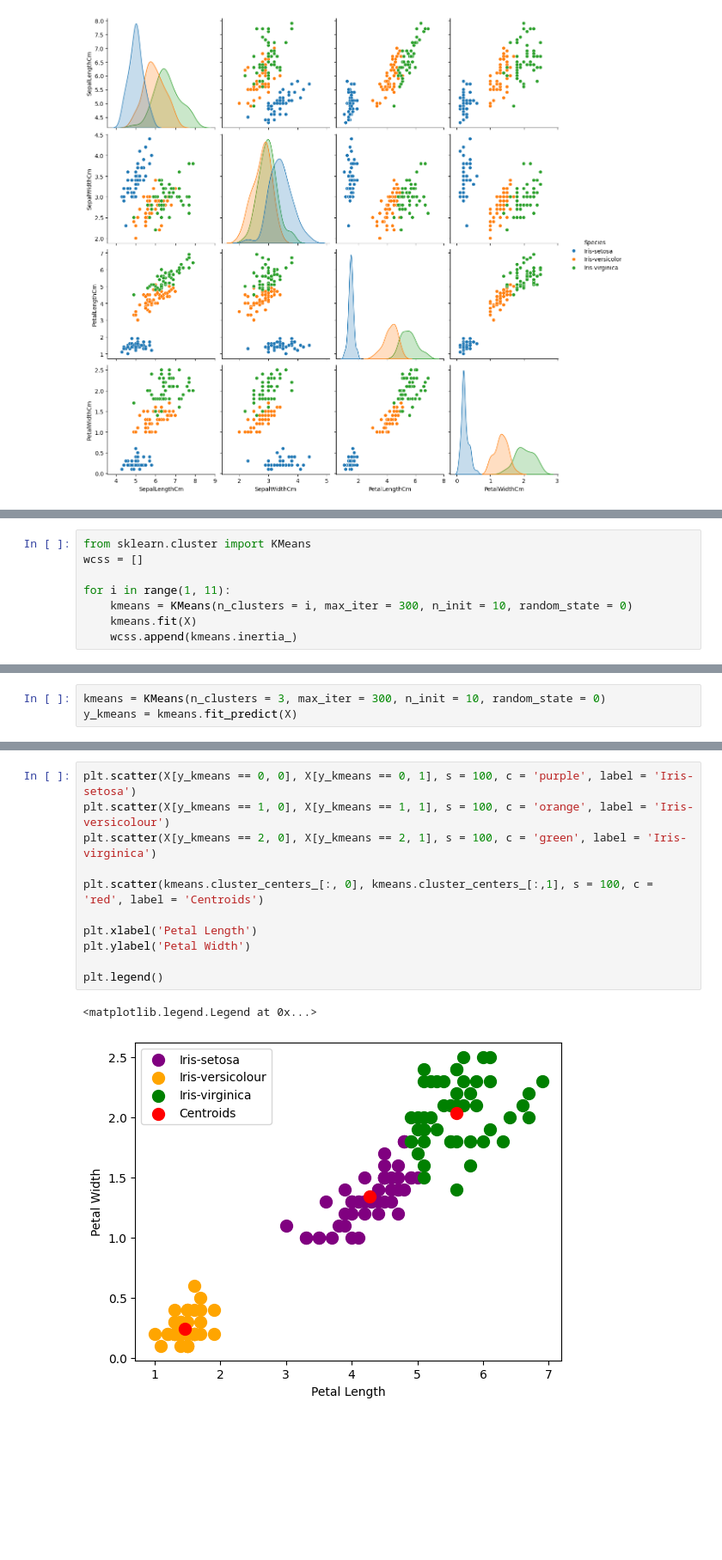
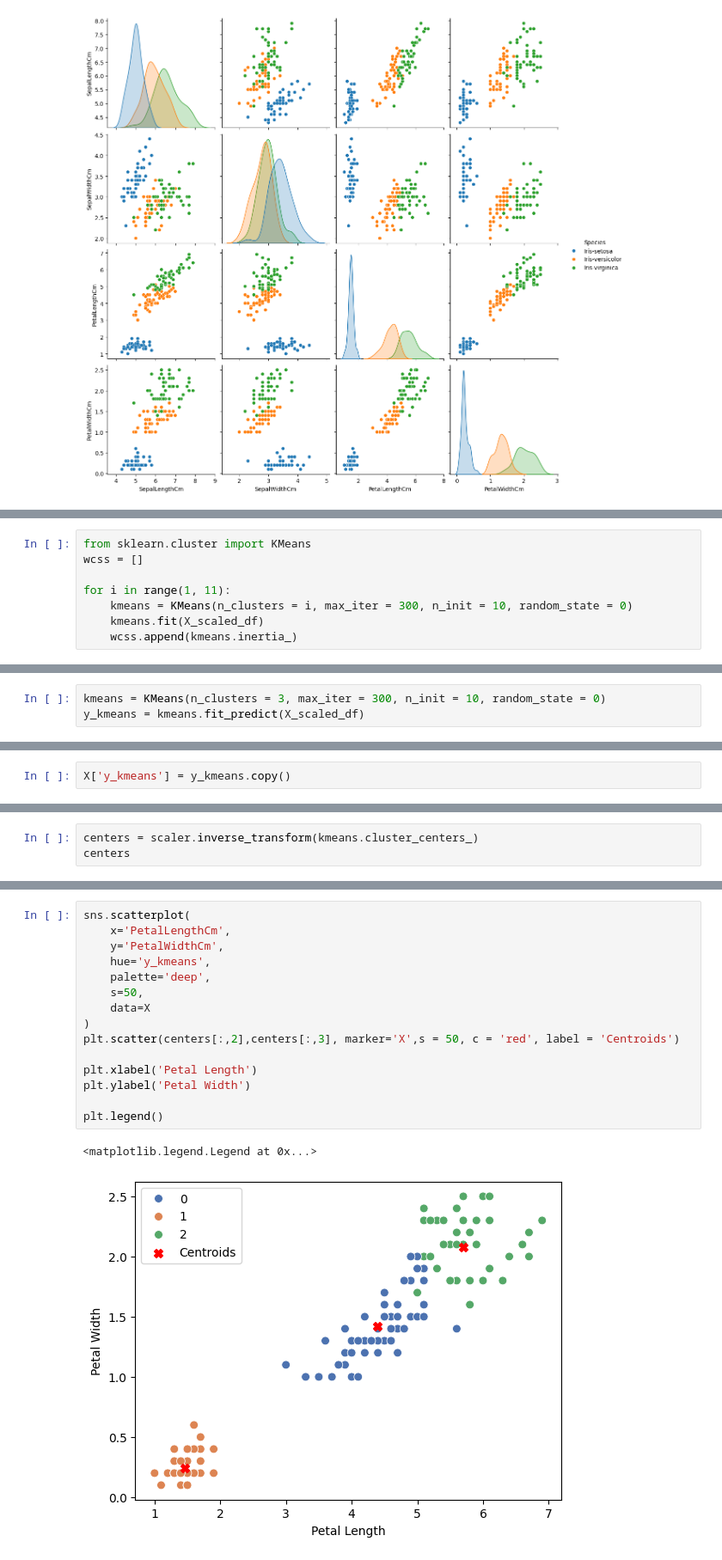
Before and after one commit to prathamesh20003/ml-notebooks, a Jupyter notebook: notebooks/Iris_clustering.ipynb, the cells around one changed output, grey strips where cells are left out. Shown at 86% size. Drawn from its saved outputs; the diff is of its cells as text; blank space fills up the shorter version.

```diff
--- a/notebooks/Iris_clustering.ipynb
+++ b/notebooks/Iris_clustering.ipynb
@@ -175,7 +221,7 @@ wcss = []
 
 for i in range(1, 11):
     kmeans = KMeans(n_clusters = i, max_iter = 300, n_init = 10, random_state = 0)
-    kmeans.fit(X)
+    kmeans.fit(X_scaled_df)
     wcss.append(kmeans.inertia_)
 # %%
 plt.plot(range(1, 11), wcss)
@@ -188,4 +265,4 @@ plt.show()
 # %%
 kmeans = KMeans(n_clusters = 3, max_iter = 300, n_init = 10, random_state = 0)
-y_kmeans = kmeans.fit_predict(X)
+y_kmeans = kmeans.fit_predict(X_scaled_df)
 # %%
@@ -194,0 +282,2 @@ KMeans(n_clusters=3, n_init=10, random_state=0)
+# %%
+X['y_kmeans'] = y_kmeans.copy()
@@ -194,0 +300,3 @@ KMeans(n_clusters=3, n_init=10, random_state=0)
+# %%
+centers = scaler.inverse_transform(kmeans.cluster_centers_)
+centers
@@ -195,15 +307,19 @@ KMeans(n_clusters=3, n_init=10, random_state=0)
 # %%
-plt.scatter(X[y_kmeans == 0, 0], X[y_kmeans == 0, 1], s = 100, c = 'purple', label = 'Iris-setosa')
-plt.scatter(X[y_kmeans == 1, 0], X[y_kmeans == 1, 1], s = 100, c = 'orange', label = 'Iris-versicolour')
-plt.scatter(X[y_kmeans == 2, 0], X[y_kmeans == 2, 1], s = 100, c = 'green', label = 'Iris-virginica')
-
-plt.scatter(kmeans.cluster_centers_[:, 0], kmeans.cluster_centers_[:,1], s = 100, c = 'red', label = 'Centroids')
+sns.scatterplot(
+    x='PetalLengthCm',
+    y='PetalWidthCm',
+    hue='y_kmeans',
+    palette='deep',
+    s=50,
+    data=X
+)
+plt.scatter(centers[:,2],centers[:,3], marker='X',s = 50, c = 'red', label = 'Centroids')
 
 plt.xlabel('Petal Length')
 plt.ylabel('Petal Width')
 
 plt.legend()
 # %% [output]
 <matplotlib.legend.Legend at 0x...>
-[figure, old version]
+[figure, new version]
 # %%
```
Also changed, not shown: parts of 37 cells of this notebook, 2 other files.
